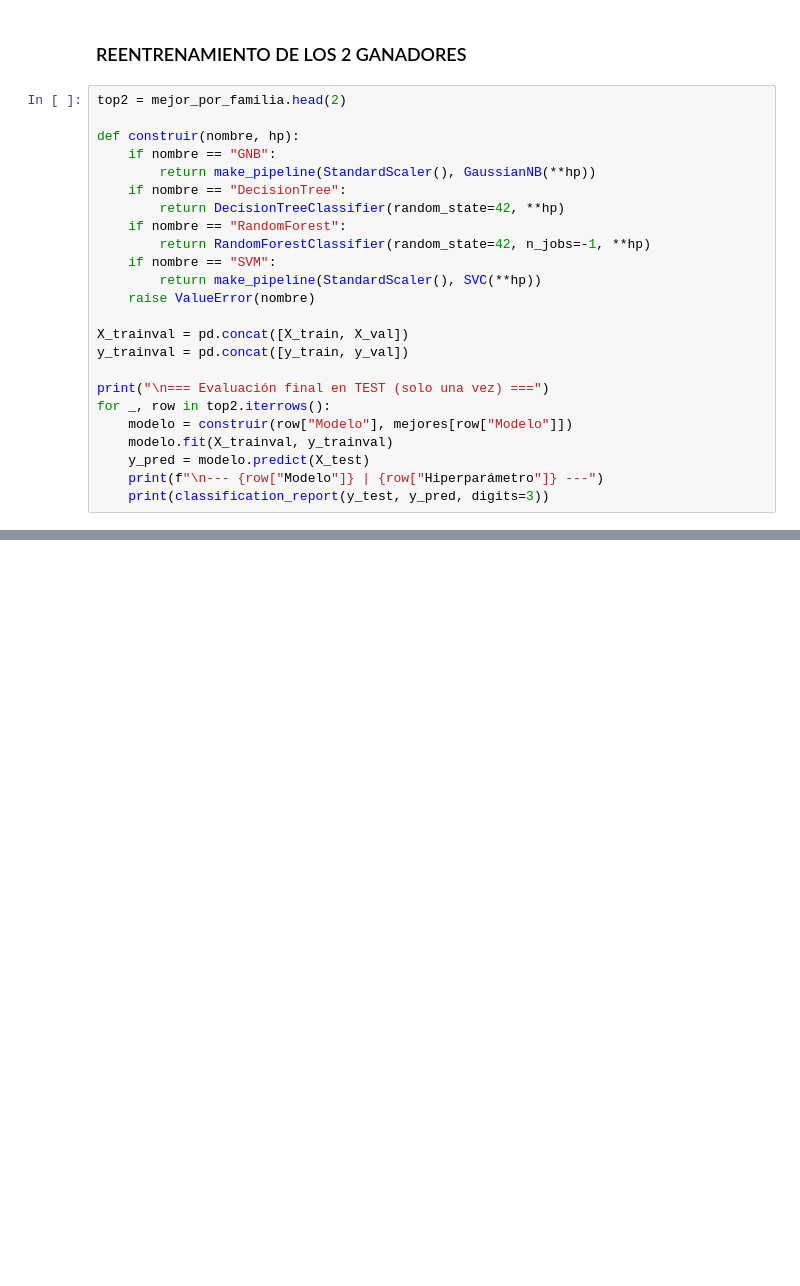
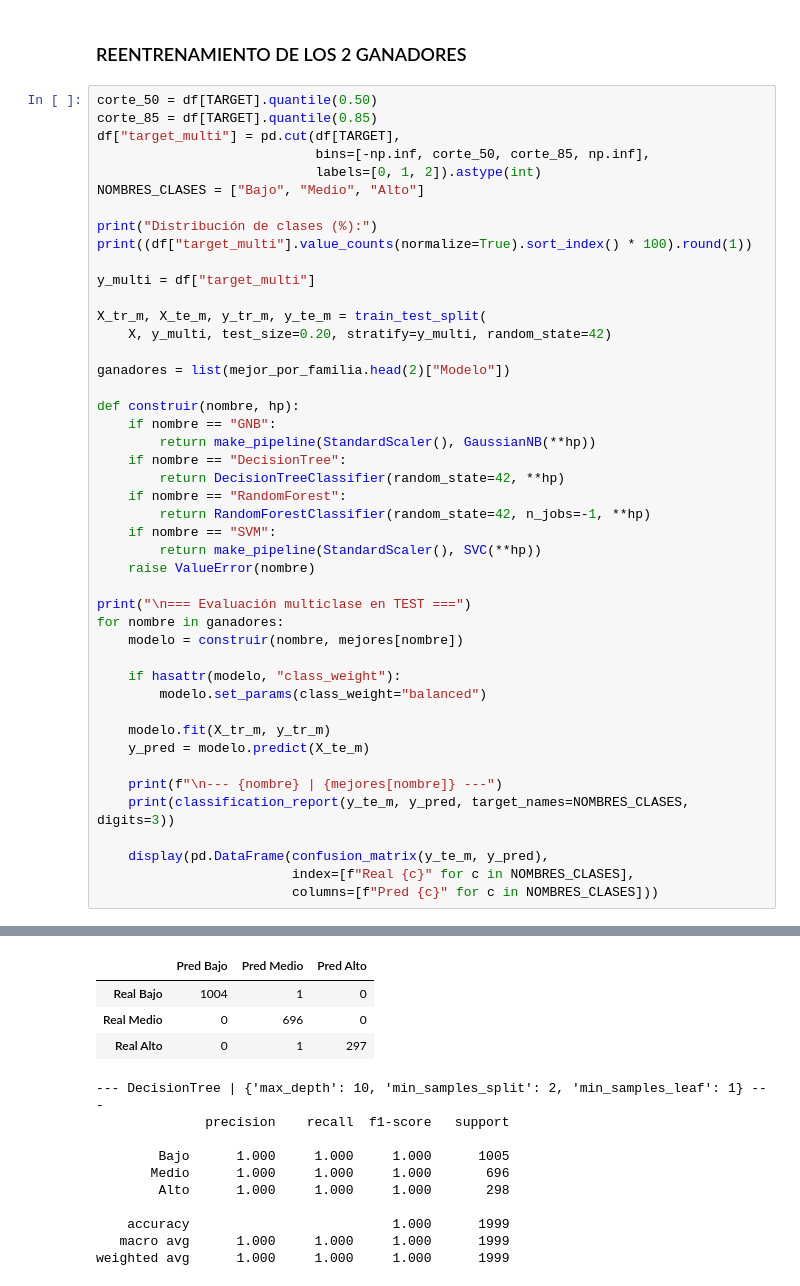
Before and after one commit to Neyder2502/gpu-performance-ml, a Jupyter notebook: proyecto_machine_learning.ipynb, the cells around one changed output, grey strips where cells are left out. Saved outputs shown, nothing was run; the diff lists cells and outputs as text; blank space fills up the shorter version.

```diff
--- a/proyecto_machine_learning.ipynb
+++ b/proyecto_machine_learning.ipynb
@@ -785,7 +777,22 @@ display(mejor_por_familia)
 # %% [markdown]
 ### REENTRENAMIENTO DE LOS 2 GANADORES
 # %%
-top2 = mejor_por_familia.head(2)
+corte_50 = df[TARGET].quantile(0.50)
+corte_85 = df[TARGET].quantile(0.85)
+df["target_multi"] = pd.cut(df[TARGET],
+                            bins=[-np.inf, corte_50, corte_85, np.inf],
+                            labels=[0, 1, 2]).astype(int)
+NOMBRES_CLASES = ["Bajo", "Medio", "Alto"]
+
+print("Distribución de clases (%):")
+print((df["target_multi"].value_counts(normalize=True).sort_index() * 100).round(1))
+
+y_multi = df["target_multi"]
+
+X_tr_m, X_te_m, y_tr_m, y_te_m = train_test_split(
+    X, y_multi, test_size=0.20, stratify=y_multi, random_state=42)
+
+ganadores = list(mejor_por_familia.head(2)["Modelo"])
 
 def construir(nombre, hp):
     if nombre == "GNB":
@@ -798,14 +805,20 @@ def construir(nombre, hp):
         return make_pipeline(StandardScaler(), SVC(**hp))
     raise ValueError(nombre)
 
-X_trainval = pd.concat([X_train, X_val])
-y_trainval = pd.concat([y_train, y_val])
+print("\n=== Evaluación multiclase en TEST ===")
+for nombre in ganadores:
+    modelo = construir(nombre, mejores[nombre])
 
-print("\n=== Evaluación final en TEST (solo una vez) ===")
-for _, row in top2.iterrows():
-    modelo = construir(row["Modelo"], mejores[row["Modelo"]])
-    modelo.fit(X_trainval, y_trainval)
-    y_pred = modelo.predict(X_test)
-    print(f"\n--- {row["Modelo"]} | {row["Hiperparámetro"]} ---")
-    print(classification_report(y_test, y_pred, digits=3))
+    if hasattr(modelo, "class_weight"):
+        modelo.set_params(class_weight="balanced")
+
+    modelo.fit(X_tr_m, y_tr_m)
+    y_pred = modelo.predict(X_te_m)
+
+    print(f"\n--- {nombre} | {mejores[nombre]} ---")
+    print(classification_report(y_te_m, y_pred, target_names=NOMBRES_CLASES, digits=3))
+
+    display(pd.DataFrame(confusion_matrix(y_te_m, y_pred),
+                         index=[f"Real {c}" for c in NOMBRES_CLASES],
+                         columns=[f"Pred {c}" for c in NOMBRES_CLASES]))
 # %% [output]
@@ -828,0 +844,14 @@ weighted avg      0.998     0.997     0.997      1999
+|  | Pred Bajo | Pred Medio | Pred Alto |
+| Real Bajo | 1004 | 1 | 0 |
+| Real Medio | 0 | 696 | 0 |
+| Real Alto | 0 | 1 | 297 |
+--- DecisionTree | {'max_depth': 10, 'min_samples_split': 2, 'min_samples_leaf': 1} ---
+              precision    recall  f1-score   support
+
+        Bajo      1.000     1.000     1.000      1005
+       Medio      1.000     1.000     1.000       696
+        Alto      1.000     1.000     1.000       298
+
+    accuracy                          1.000      1999
+   macro avg      1.000     1.000     1.000      1999
+weighted avg      1.000     1.000     1.000      1999
```
Also changed, not shown: parts of 21 cells of this notebook.
